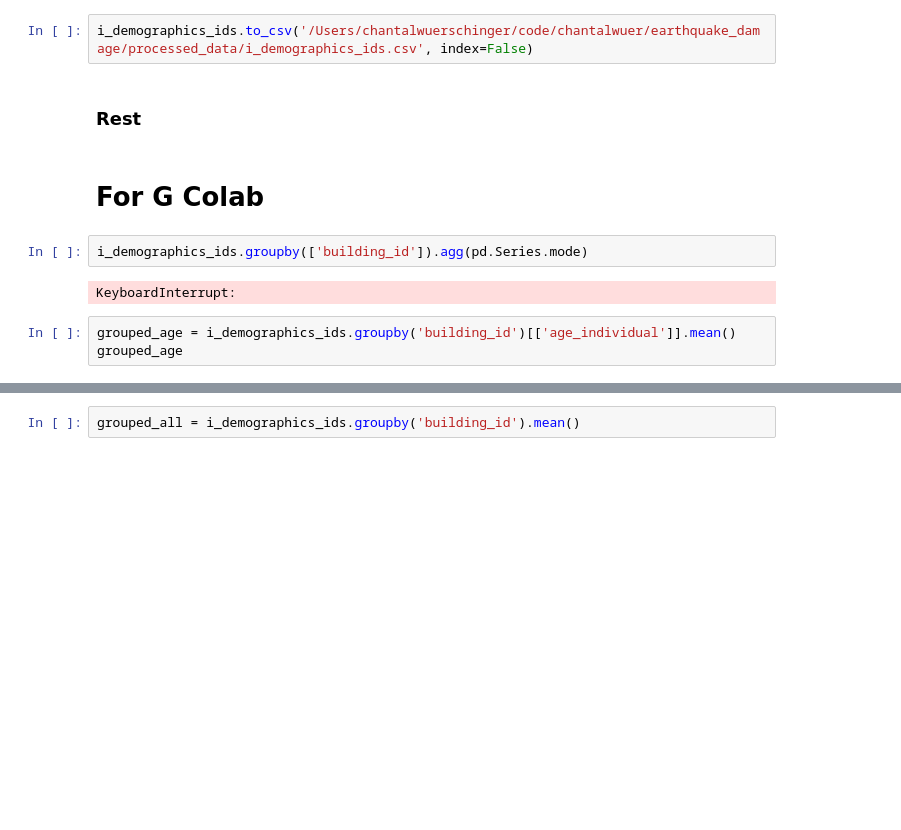
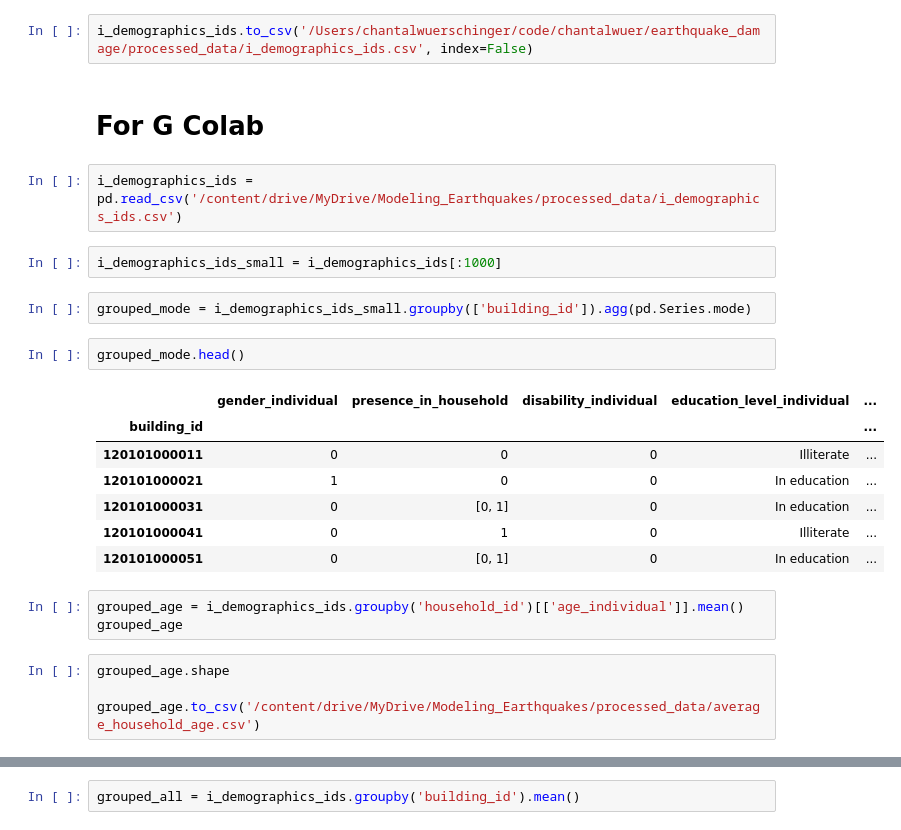
Before and after one commit to chantalwuer/earthquake_damage, a Jupyter notebook: notebooks/CW_Merging_Tables.ipynb, the cells around one changed output, grey strips where cells are left out. Cells and saved outputs as stored; diff of their text form; blank space fills up the shorter version.

```diff
--- a/notebooks/CW_Merging_Tables.ipynb
+++ b/notebooks/CW_Merging_Tables.ipynb
@@ -734,16 +734,30 @@ Divorced            4337
 Name: marital_status_individual, dtype: int64
 # %%
 i_demographics_ids.to_csv('/Users/chantalwuerschinger/code/chantalwuer/earthquake_damage/processed_data/i_demographics_ids.csv', index=False)
-# %% [markdown]
-### Rest
 # %% [markdown]
 # For G Colab
+# %%
+i_demographics_ids = pd.read_csv('/content/drive/MyDrive/Modeling_Earthquakes/processed_data/i_demographics_ids.csv')
+# %%
+i_demographics_ids_small = i_demographics_ids[:1000]
 # %%
-i_demographics_ids.groupby(['building_id']).agg(pd.Series.mode)
+grouped_mode = i_demographics_ids_small.groupby(['building_id']).agg(pd.Series.mode)
-# %% [output]
-KeyboardInterrupt:
+# %%
+grouped_mode.head()
+# %% [output]
+|  | gender_individual | presence_in_household | disability_individual | education_level_individual | ... |
+| building_id |  |  |  |  | ... |
+| 120101000011 | 0 | 0 | 0 | Illiterate | ... |
+| 120101000021 | 1 | 0 | 0 | In education | ... |
+| 120101000031 | 0 | [0, 1] | 0 | In education | ... |
+| 120101000041 | 0 | 1 | 0 | Illiterate | ... |
+| 120101000051 | 0 | [0, 1] | 0 | In education | ... |
 # %%
-grouped_age = i_demographics_ids.groupby('building_id')[['age_individual']].mean()
+grouped_age = i_demographics_ids.groupby('household_id')[['age_individual']].mean()
 grouped_age
+# %%
+grouped_age.shape
+
+grouped_age.to_csv('/content/drive/MyDrive/Modeling_Earthquakes/processed_data/average_household_age.csv')
 # %%
 grouped_age.shape
```
Also changed, not shown: parts of 12 cells of this notebook.
